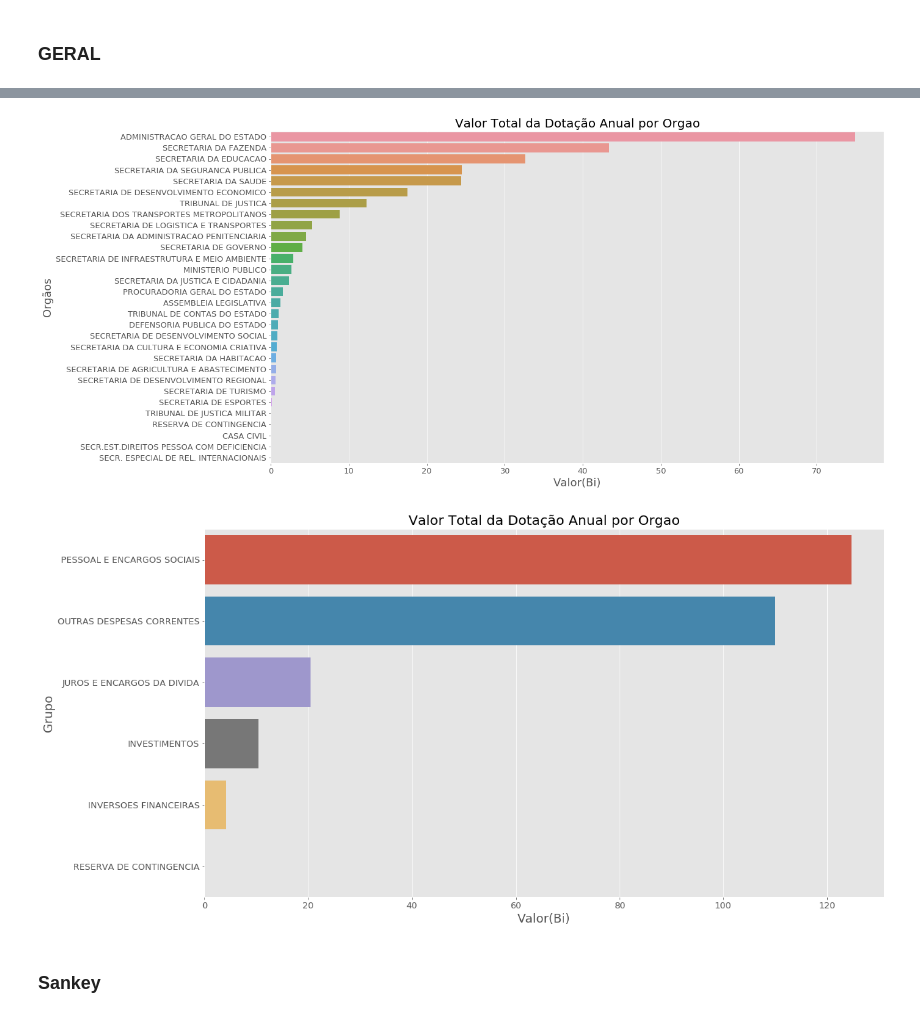
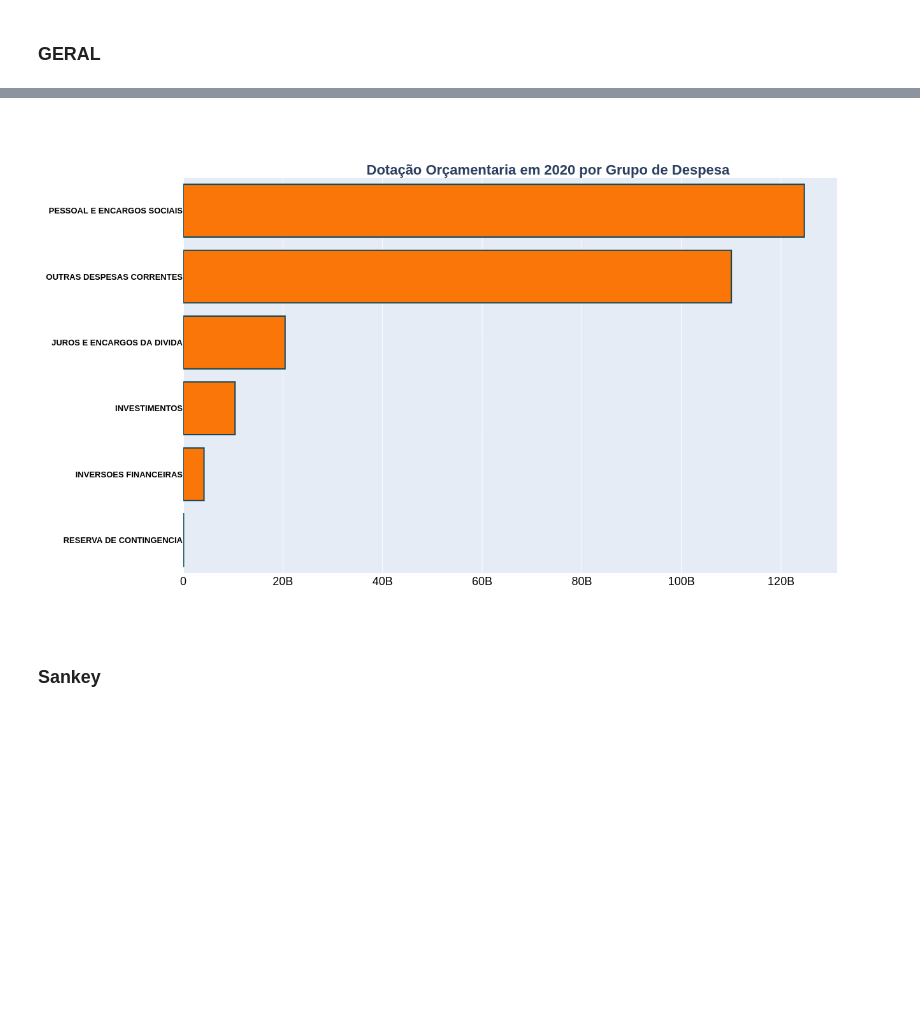
Before and after one commit to d116626/orcamento_sp, a Jupyter notebook: notebooks/1 - explore_2020.ipynb, the cells around one changed output, grey strips where cells are left out. Cells and saved outputs as stored; diff of their text form; code cells hidden in the pictures; blank space fills up the shorter version.

```diff
--- a/notebooks/1 - explore_2020.ipynb
+++ b/notebooks/1 - explore_2020.ipynb
@@ -322,43 +381,13 @@ pie_plot(dd, label='grupo')
-# %%
-title_size  = 20
-legend_size = 11
-label_size  = 18
-axis_size   = 13
-
-dd = df_ano.groupby(by='orgao', as_index=False).sum()
-dd['valor'] = round(dd['valor']/10**9,2)
-dd = dd.sort_values(by='valor', ascending=False)
-
-
-plt.style.use('ggplot')
-fig = plt.figure(figsize=(18,10))
-
-ax2 = fig.add_subplot(1,1,1)
-ax2.set_title("Valor Total da Dotação Anual por Orgao", fontsize=title_size)
-sns.barplot(data = dd,x='valor',y='orgao',ax=ax2)
-ax2.set_xlabel("Valor(Bi)",fontsize=label_size)
-ax2.set_ylabel("Orgãos",fontsize=label_size)
-ax2.tick_params(labelsize=axis_size)
-
-
-
-dd = df_ano.groupby(by='grupo', as_index=False).sum()
-dd['valor'] = round(dd['valor']/10**9,2)
-dd = dd.sort_values(by='valor', ascending=False)
-
-
-plt.style.use('ggplot')
-fig = plt.figure(figsize=(18,10))
-
-ax2 = fig.add_subplot(1,1,1)
-ax2.set_title("Valor Total da Dotação Anual por Orgao", fontsize=title_size)
-sns.barplot(data = dd,x='valor',y='grupo',ax=ax2)
-ax2.set_xlabel("Valor(Bi)",fontsize=label_size)
-ax2.set_ylabel("Grupo",fontsize=label_size)
-ax2.tick_params(labelsize=axis_size)
-# %% [output]
-[figure, removed]
-[figure, removed]
+# %%
+dd = df_ano.groupby(by='grupo', as_index=False).sum()
+dd = dd.sort_values(by='valor')
+
+title = '<b>Dotação Orçamentaria em 2020 por Grupo de Despesa</b>'
+
+fig = bar_plot(dd, label='grupo', title=title)
+# plot(fig, filename="../images/orcamento_2020_por_grupo.html", auto_open=False)
+# %% [output]
+[figure, added]
 # %% [markdown]
 ### Sankey
 # %%
```
Also changed, not shown: parts of 24 cells of this notebook.
